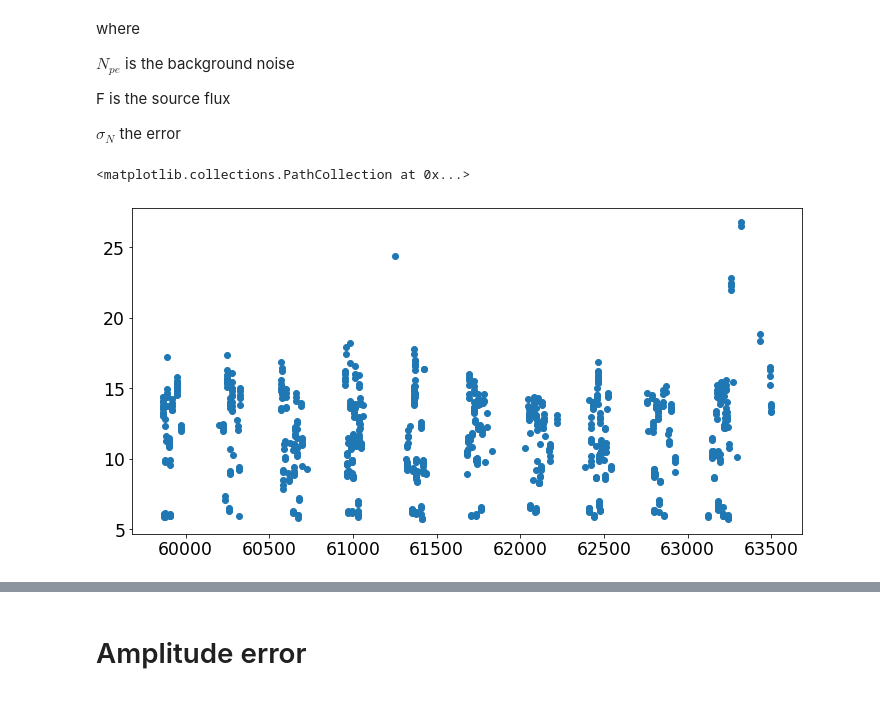
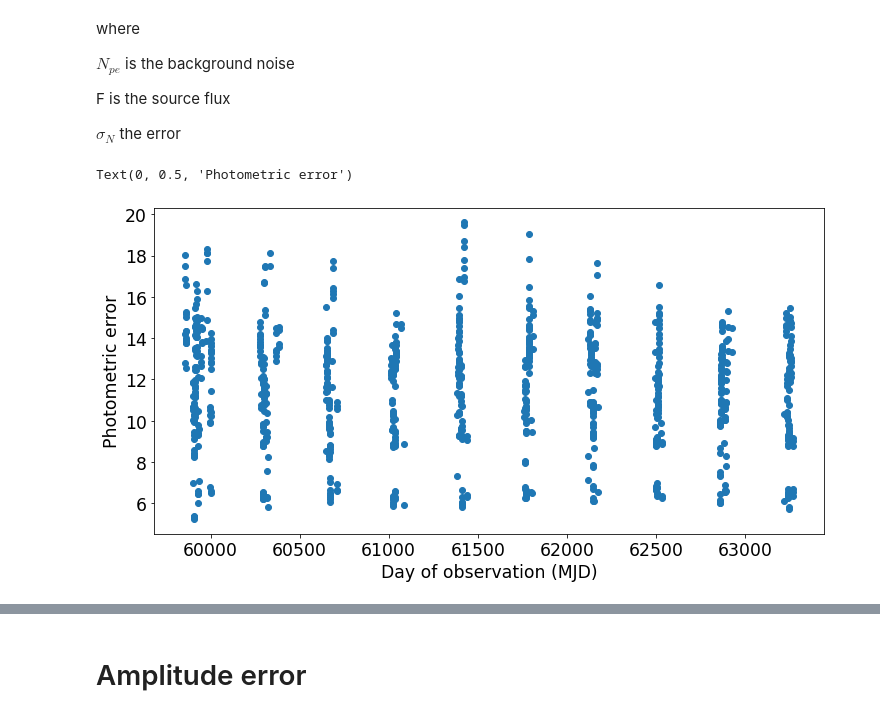
Before and after one commit to sylvielsstfr/StageM12021, a Jupyter notebook: notebooks Damien/Internship.ipynb, the cells around one changed output, grey strips where cells are left out. Drawn from its saved outputs; the diff is of its cells as text; code cells hidden in the pictures.

```diff
--- a/notebooks Damien/Internship.ipynb
+++ b/notebooks Damien/Internship.ipynb
@@ -383,0 +671,6 @@ for i in range (len(df["observationId"])) :
+# %%
+from astropy import units as u
+
+D = Deff
+Delta_T = EXPOSURE
+F_ab = 3631*10**(-23) * u.erg/u.s/u.Hz/u.cm**2
@@ -384,28 +734,40 @@ for i in range (len(df["observationId"])) :
 # %%
 N_pe = []
+N_pe_u = []
+N_pe_g = []
+N_pe_r = []
+N_pe_i = []
+N_pe_z = []
+N_pe_y = []
 
 for i in range (len(F_b)) :
 
     if (df['filter'][i] == 'u') :
 
-            N_pe.append(np.pi*D**2*Delta_T*F_b[i]/(4*S.units.H)*integrate.trapz(LSST_u.throughput/Wavelength))
+            N_pe.append(np.pi*D**2*Delta_T*F_b[i].value/(4*S.units.H)*integrate.trapz(LSST_u.throughput/Wavelength))
+            N_pe_u.append(N_pe[i])
 
     if (df['filter'][i] == 'g') :
 
-            N_pe.append(np.pi*D**2*Delta_T*F_b[i]/(4*S.units.H)*integrate.trapz(LSST_g.throughput/Wavelength))
+            N_pe.append(np.pi*D**2*Delta_T*F_b[i].value/(4*S.units.H)*integrate.trapz(LSST_g.throughput/Wavelength))
+            N_pe_g.append(N_pe[i])
 
     if (df['filter'][i] == 'r') :
 
-            N_pe.append(np.pi*D**2*Delta_T*F_b[i]/(4*S.units.H)*integrate.trapz(LSST_r.throughput/Wavelength))
+            N_pe.append(np.pi*D**2*Delta_T*F_b[i].value/(4*S.units.H)*integrate.trapz(LSST_r.throughput/Wavelength))
+            N_pe_r.append(N_pe[i])
 
     if (df['filter'][i] == 'i') :
 
-            N_pe.append(np.pi*D**2*Delta_T*F_b[i]/(4*S.units.H)*integrate.trapz(LSST_i.throughput/Wavelength))
+            N_pe.append(np.pi*D**2*Delta_T*F_b[i].value/(4*S.units.H)*integrate.trapz(LSST_i.throughput/Wavelength))
+            N_pe_i.append(N_pe[i])
 
     if (df['filter'][i] == 'z') :
 
-            N_pe.append(np.pi*D**2*Delta_T*F_b[i]/(4*S.units.H)*integrate.trapz(LSST_z.throughput/Wavelength))
+            N_pe.append(np.pi*D**2*Delta_T*F_b[i].value/(4*S.units.H)*integrate.trapz(LSST_z.throughput/Wavelength))
+            N_pe_z.append(N_pe[i])
 
     if (df['filter'][i] == 'y') :
 
-            N_pe.append(np.pi*D**2*Delta_T*F_b[i]/(4*S.units.H)*integrate.trapz(LSST_y.throughput/Wavelength))
+            N_pe.append(np.pi*D**2*Delta_T*F_b[i].value/(4*S.units.H)*integrate.trapz(LSST_y.throughput/Wavelength))
+            N_pe_y.append(N_pe[i])
@@ -459,7 +827,7 @@ t.atmo(4959,1.2584)
 # %% [output]
 0.86480181472
 # %%
-df_2018a = pd.read_csv(r'D:\Projet de recherche\Stage\Baseline_LMC_2018a_Atmosphere.csv')
+df_2018a = pd.read_csv(r'D:\Projet de recherche\Stage\Baseline_LMCv1_Atmosphere.csv')
 df_2018a
 # %% [output]
 |  | 1 | 2 | 3 | 4 | 5 | 6 | 7 | 8 | 9 | 10 | ... | ... |
@@ -478,7 +846,7 @@ df_2018a
 # %%
 bp_atmo = []
 
-for i in range (0,758) :
+for i in range (len(df['observationId'])) :
 
     #if (df["observationStartMJD"].values[i] >= tmin) & (df["observationStartMJD"].values[i] <= tmax) :
 
@@ -597,9 +965,11 @@ for i in range (len(bp_atmo)) :
     sigma_N.append(np.sqrt(N[i]))
 # %%
 plt.scatter(df['observationStartMJD'], sigma_N)
+plt.xlabel("Day of observation (MJD)")
+plt.ylabel("Photometric error")
 # %% [output]
-<matplotlib.collections.PathCollection at 0x...>
+Text(0, 0.5, 'Photometric error')
-[figure, old version]
+[figure, new version]
 # %%
 plt.errorbar(df['observationStartMJD'], all_count, sigma_N, fmt="o")
 # %% [output]
```
Also changed, not shown: parts of 46 cells of this notebook, 2 other files.
